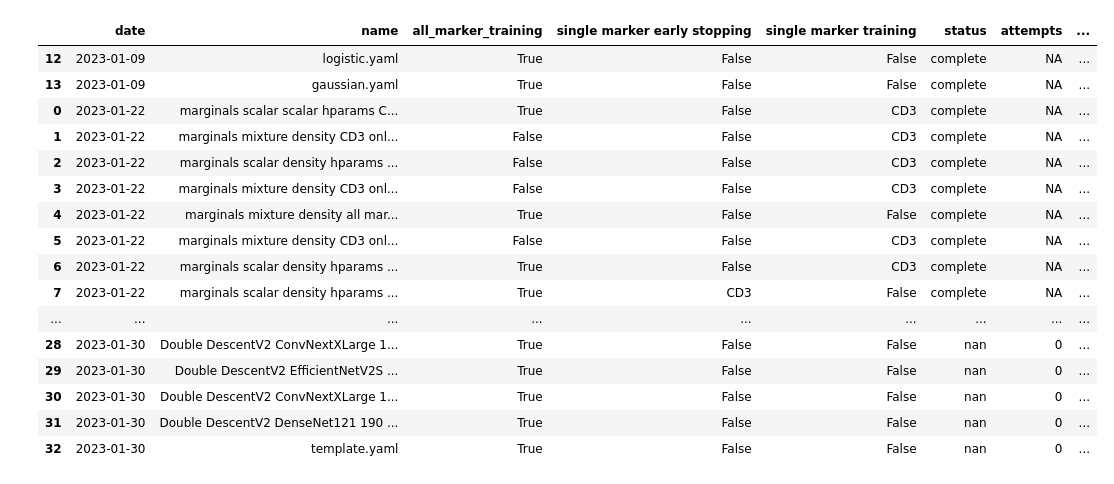
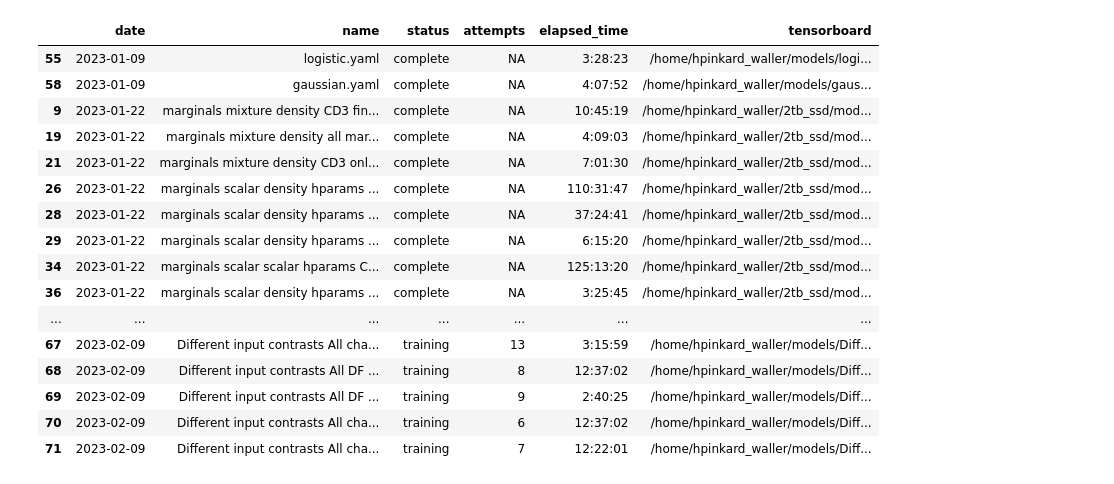
Before and after one commit to henrypinkard/cookie_monster, a Jupyter notebook: Frontend_cookie_monster.ipynb, the cells around one changed output. Drawn from its saved outputs; the diff is of its cells as text; code cells hidden in the pictures.

```diff
--- a/Frontend_cookie_monster.ipynb
+++ b/Frontend_cookie_monster.ipynb
@@ -20,11 +20,9 @@ names = []
 complete = os.listdir(STATUS_DIR + 'complete')
 training = os.listdir(STATUS_DIR + 'training')
 pending = os.listdir(STATUS_DIR + 'pending')
-staging = os.listdir(STATUS_DIR + 'staging')
 
-
-config_files = complete + training + pending + staging
-statuses = len(complete) * ["complete"] + len(training) * ["training"] + len(pending) * ["pending"] + len(staging) * ["staging"]
+config_files = complete + training + pending
+statuses = len(complete) * ["complete"] + len(training) * ["training"] + len(pending) * ["pending"]
 
 
 # Read stuff from its config file
@@ -68,8 +66,7 @@ for config_file, status in zip(config_files, statuses):
         else:
             tensorboard_dirs.append(config['training']['tensorboard_dir'])
     else:
-        tensorboard_dirs.append(status)
-
+        tensorboard_dirs.append('pending')
     if status == 'complete':
         if 'elapsed' not in config['training']:
             elapsed_times.append(None)
@@ -109,7 +106,7 @@ d = {
     "date": dates,
     "name": [cf.replace('_', " ") for cf in config_files],
 
-    "all_marker_training": all_marker_training,
+    # "all_marker_training": all_marker_training,
     # "arch": arch,
     # "batch_size": batch_size,
     # "density_output": density_output,
@@ -117,57 +114,56 @@ d = {
     # "max_epochs": max_epochs,
     # "num_mixture_components": num_mixture_components,
     # "overshoot_epochs": overshoot_epochs,
-    "single marker early stopping": single_marker_early_stopping,
-    "single marker training": single_marker_training,
+    # "single marker early stopping": single_marker_early_stopping,
+    # "single marker training": single_marker_training,
+
 
      "status": statuses,
      "attempts": attempts,
       "elapsed_time": elapsed_times,
     #  "config": config_paths,
      "tensorboard": tensorboard_dirs}
 df = pd.DataFrame(data=d)
 # df.style.set_properties(subset=['config_files'], **{'min-width': '500px'})
 pd.options.display.min_rows = 100
 
 
 
-df['status'] = pd.Categorical(df['status'], ["complete", "training", "pending", "staging"])
+df['status'] = pd.Categorical(df['status'], ["complete", "training", "pending"])
 df['date'] = pd.to_datetime(df['date'])
 # dont show time, only show the date
 df['date'] = df['date'].dt.date
 df = df.sort_values(by=['status', 'date'])
 
 def stylize(x):
     if x == 'complete':
         return 'color: green'
     elif x == 'training':
         return 'color: orange'
     elif x == 'pending':
         return 'color: blue'
-    elif x == 'staging':
-        return 'color: lightblue'
     return None
 
 
 df = df.style.applymap(stylize)
 
 
 display(df)
 # %% [output]
-|  | date | name | all_marker_training | single marker early stopping | single marker training | status | attempts | ... |
-| 12 | 2023-01-09 | logistic.yaml | True | False | False | complete | NA | ... |
-| 13 | 2023-01-09 | gaussian.yaml | True | False | False | complete | NA | ... |
-| 0 | 2023-01-22 | marginals scalar scalar hparams C... | True | False | CD3 | complete | NA | ... |
-| 1 | 2023-01-22 | marginals mixture density CD3 onl... | False | False | CD3 | complete | NA | ... |
-| 2 | 2023-01-22 | marginals scalar density hparams ... | False | False | CD3 | complete | NA | ... |
-| 3 | 2023-01-22 | marginals mixture density CD3 onl... | False | False | CD3 | complete | NA | ... |
-| 4 | 2023-01-22 | marginals mixture density all mar... | True | False | False | complete | NA | ... |
-| 5 | 2023-01-22 | marginals mixture density CD3 onl... | False | False | CD3 | complete | NA | ... |
-| 6 | 2023-01-22 | marginals scalar density hparams ... | True | False | CD3 | complete | NA | ... |
-| 7 | 2023-01-22 | marginals scalar density hparams ... | True | CD3 | False | complete | NA | ... |
-| ... | ... | ... | ... | ... | ... | ... | ... | ... |
-| 28 | 2023-01-30 | Double DescentV2 ConvNextXLarge 1... | True | False | False | nan | 0 | ... |
-| 29 | 2023-01-30 | Double DescentV2 EfficientNetV2S ... | True | False | False | nan | 0 | ... |
-| 30 | 2023-01-30 | Double DescentV2 ConvNextXLarge 1... | True | False | False | nan | 0 | ... |
-| 31 | 2023-01-30 | Double DescentV2 DenseNet121 190 ... | True | False | False | nan | 0 | ... |
-| 32 | 2023-01-30 | template.yaml | True | False | False | nan | 0 | ... |
+|  | date | name | status | attempts | elapsed_time | tensorboard |
+| 55 | 2023-01-09 | logistic.yaml | complete | NA | 3:28:23 | /home/hpinkard_waller/models/logi... |
+| 58 | 2023-01-09 | gaussian.yaml | complete | NA | 4:07:52 | /home/hpinkard_waller/models/gaus... |
+| 9 | 2023-01-22 | marginals mixture density CD3 fin... | complete | NA | 10:45:19 | /home/hpinkard_waller/2tb_ssd/mod... |
+| 19 | 2023-01-22 | marginals mixture density all mar... | complete | NA | 4:09:03 | /home/hpinkard_waller/2tb_ssd/mod... |
+| 21 | 2023-01-22 | marginals mixture density CD3 onl... | complete | NA | 7:01:30 | /home/hpinkard_waller/2tb_ssd/mod... |
+| 26 | 2023-01-22 | marginals scalar density hparams ... | complete | NA | 110:31:47 | /home/hpinkard_waller/2tb_ssd/mod... |
+| 28 | 2023-01-22 | marginals scalar density hparams ... | complete | NA | 37:24:41 | /home/hpinkard_waller/2tb_ssd/mod... |
+| 29 | 2023-01-22 | marginals scalar density hparams ... | complete | NA | 6:15:20 | /home/hpinkard_waller/2tb_ssd/mod... |
+| 34 | 2023-01-22 | marginals scalar scalar hparams C... | complete | NA | 125:13:20 | /home/hpinkard_waller/2tb_ssd/mod... |
+| 36 | 2023-01-22 | marginals scalar density hparams ... | complete | NA | 3:25:45 | /home/hpinkard_waller/2tb_ssd/mod... |
+| ... | ... | ... | ... | ... | ... | ... |
+| 67 | 2023-02-09 | Different input contrasts All cha... | training | 13 | 3:15:59 | /home/hpinkard_waller/models/Diff... |
+| 68 | 2023-02-09 | Different input contrasts All DF ... | training | 8 | 12:37:02 | /home/hpinkard_waller/models/Diff... |
+| 69 | 2023-02-09 | Different input contrasts All DF ... | training | 9 | 2:40:25 | /home/hpinkard_waller/models/Diff... |
+| 70 | 2023-02-09 | Different input contrasts All cha... | training | 6 | 12:37:02 | /home/hpinkard_waller/models/Diff... |
+| 71 | 2023-02-09 | Different input contrasts All cha... | training | 7 | 12:22:01 | /home/hpinkard_waller/models/Diff... |
```
Also changed, not shown: parts of 1 cell of this notebook, 1 other file.
